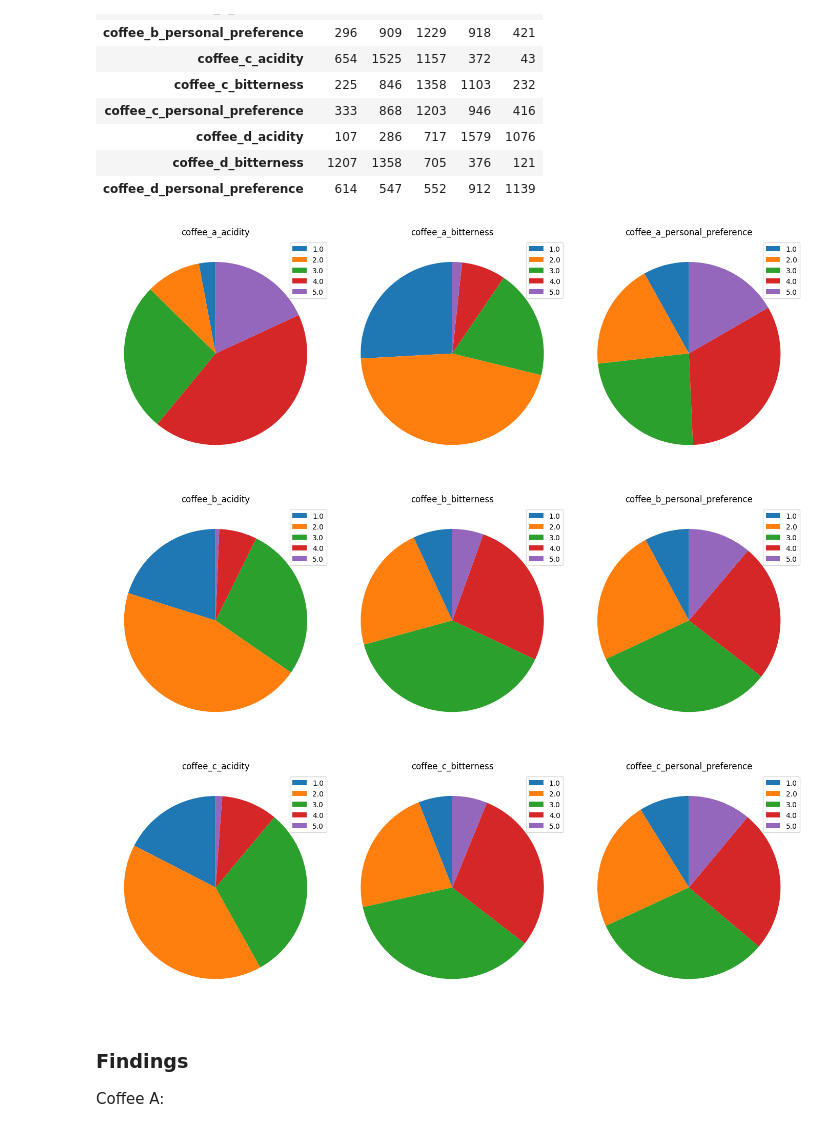
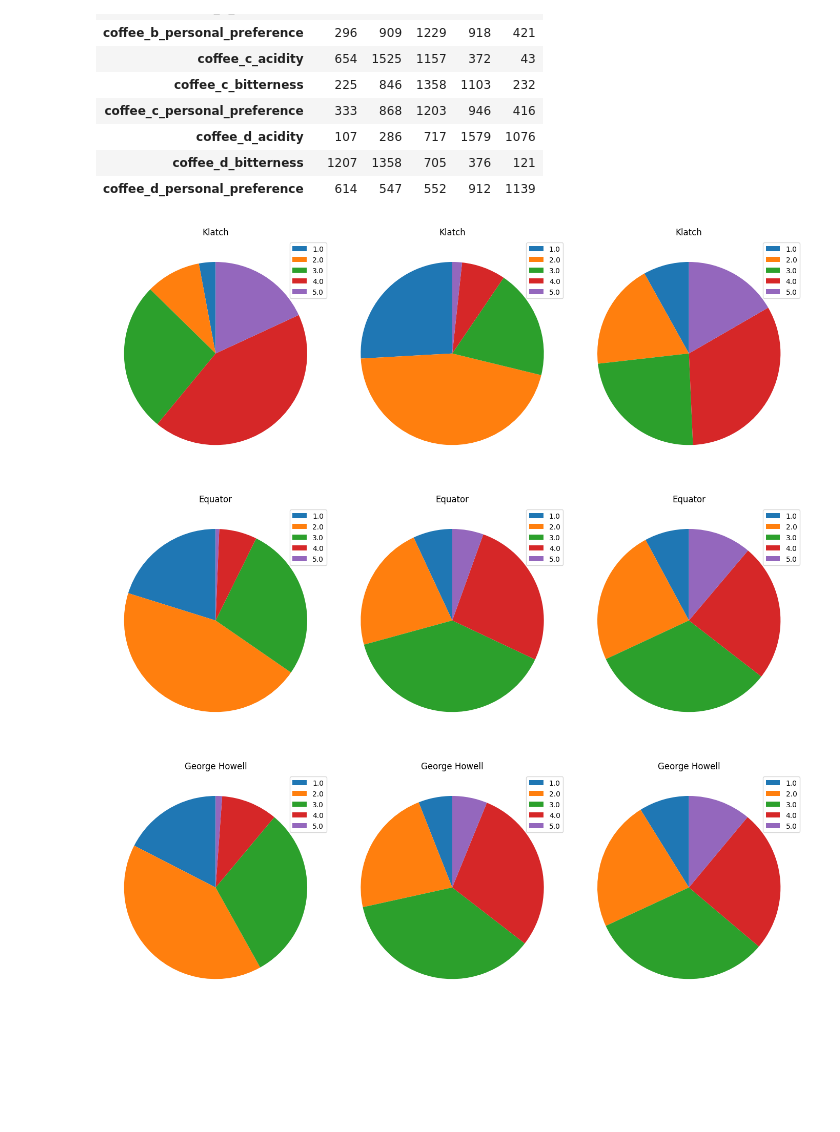
Before and after one commit to TanzeelN/Kaggle-Projects, a Jupyter notebook: American Coffee Taste Test/Data Inspection.ipynb, the cells around one changed output. Drawn from its saved outputs; the diff is of its cells as text; code cells hidden in the pictures; blank space fills up the shorter version.

Commit message:
Adding Pie Chart Plots

```diff
--- a/American Coffee Taste Test/Data Inspection.ipynb
+++ b/American Coffee Taste Test/Data Inspection.ipynb
@@ -270,14 +270,15 @@ RatingsDataCast
 | coffee_d_bitterness | 1207 | 1358 | 705 | 376 | 121 |
 | coffee_d_personal_preference | 614 | 547 | 552 | 912 | 1139 |
 # %%
-def PiePlot(Data,Field,Subplotx,Subploty):
+def PiePlot(Data,Field,Subplotx,Subploty,CoffeeNames):
     fig, axes = plt.subplots(Subploty,Subplotx,figsize = (14,14))
     axes = axes.flatten()
     FilteredData = Data[Data.index.str.contains(Field)]
     for itr, variable in enumerate(FilteredData.index):
         Values = FilteredData.values[itr]
         Labels = FilteredData.columns.levels[1]
-        Title = variable
+        KeyMatch = "".join([title for title in CoffeeNames if title[-1].lower() == variable[7]])
+        Title = CoffeeNames[KeyMatch]
         axes[itr].pie(x = Values,startangle = 90)
         axes[itr].legend(labels = Labels,loc = 'best')
         axes[itr].set_title(Title)
@@ -285,21 +286,16 @@ def PiePlot(Data,Field,Subplotx,Subploty):
     plt.show()
 # %%
 Fields_Variable = ['bitterness', 'acidity', 'preference']
-Fields_Coffee = ["coffee_a", "coffee_b", "coffee_c"]
+Fields_Coffee = ["coffee_a", "coffee_b", "coffee_c", "coffee_d"]
 # %%
-
-PiePlot(RatingsDataCast,Fields_Coffee[0],3,1)
+PiePlot(RatingsDataCast,Fields_Coffee[0],3,1,CoffeeNames)
 # %% [output]
-[figure, old version]
+[figure, new version]
 # %%
-PiePlot(RatingsDataCast,Fields_Coffee[1],3,1)
+PiePlot(RatingsDataCast,Fields_Coffee[1],3,1,CoffeeNames)
 # %% [output]
-[figure, old version]
+[figure, new version]
 # %%
-PiePlot(RatingsDataCast,Fields_Coffee[2],3,1)
+PiePlot(RatingsDataCast,Fields_Coffee[2],3,1,CoffeeNames)
 # %% [output]
-[figure, old version]
+[figure, new version]
-# %% [markdown]
-### Findings
-
-Coffee A:
```
Also changed, not shown: parts of 2 cells of this notebook.
